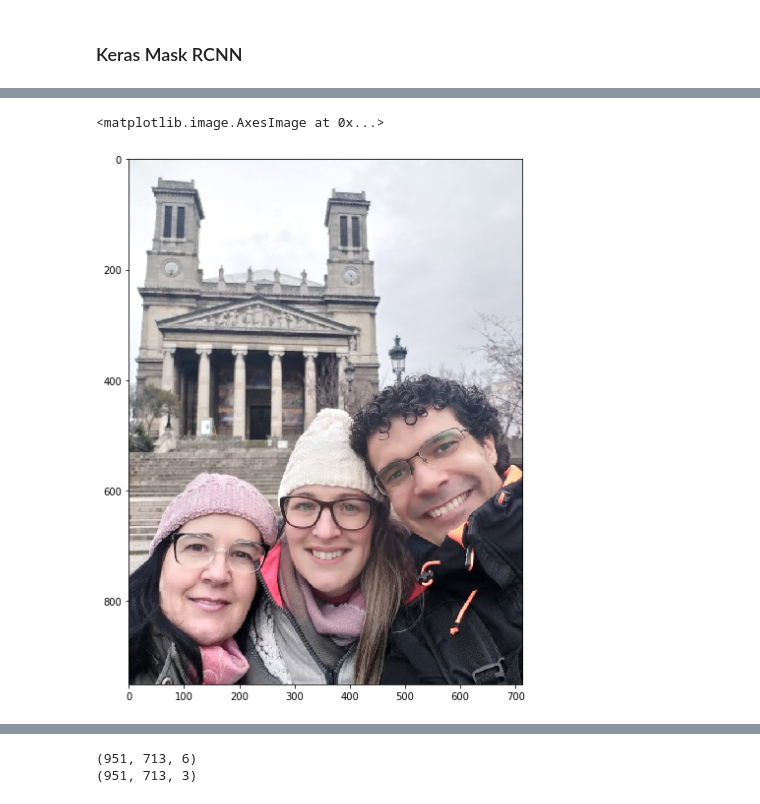
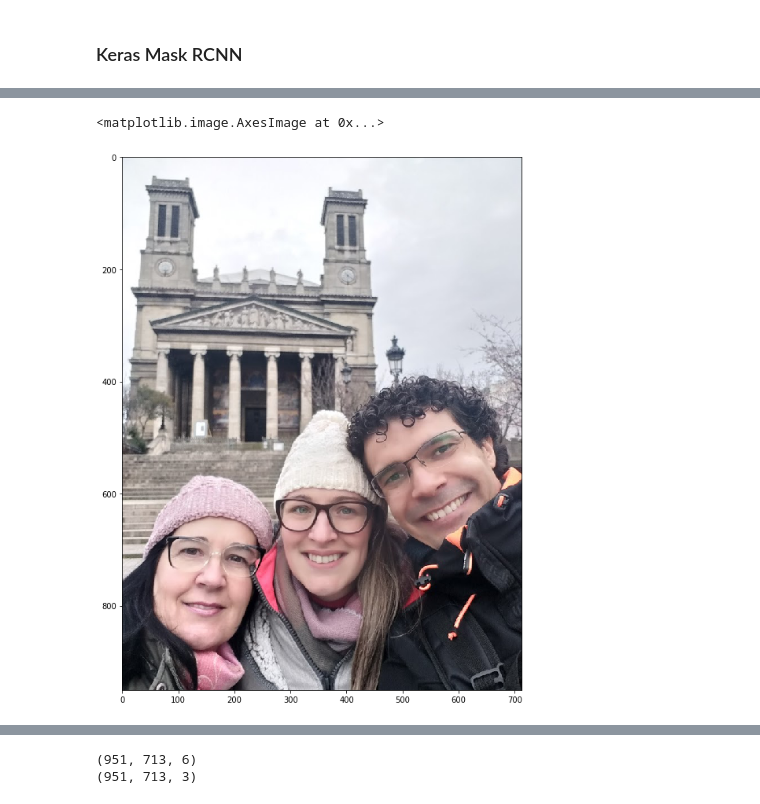
Before and after one commit to simoneperazzoli/Hyraka, a Jupyter notebook: Mask_RCNN/samples/Mask-RCNN_first-test.ipynb, the cells around one changed output, grey strips where cells are left out. Cells and saved outputs as stored; diff of their text form; code cells hidden in the pictures.

```diff
--- a/Mask_RCNN/samples/Mask-RCNN_first-test.ipynb
+++ b/Mask_RCNN/samples/Mask-RCNN_first-test.ipynb
@@ -100,13 +88,13 @@ class_names = ['BG', 'person', 'bicycle', 'car', 'motorcycle', 'airplane',
 # %%
 # Load a random image from the images folder
 image = skimage.io.imread('sample3.jpg')
 
 # original image
-plt.figure(figsize=(8,8))
+plt.figure(figsize=(10,10))
 skimage.io.imshow(image)
 # %% [output]
 <matplotlib.image.AxesImage at 0x...>
-[figure, old version]
+[figure, new version]
 # %%
 # Run detection
 results = model.detect([image], verbose=1)
```
Also changed, not shown: parts of 2 cells of this notebook.
